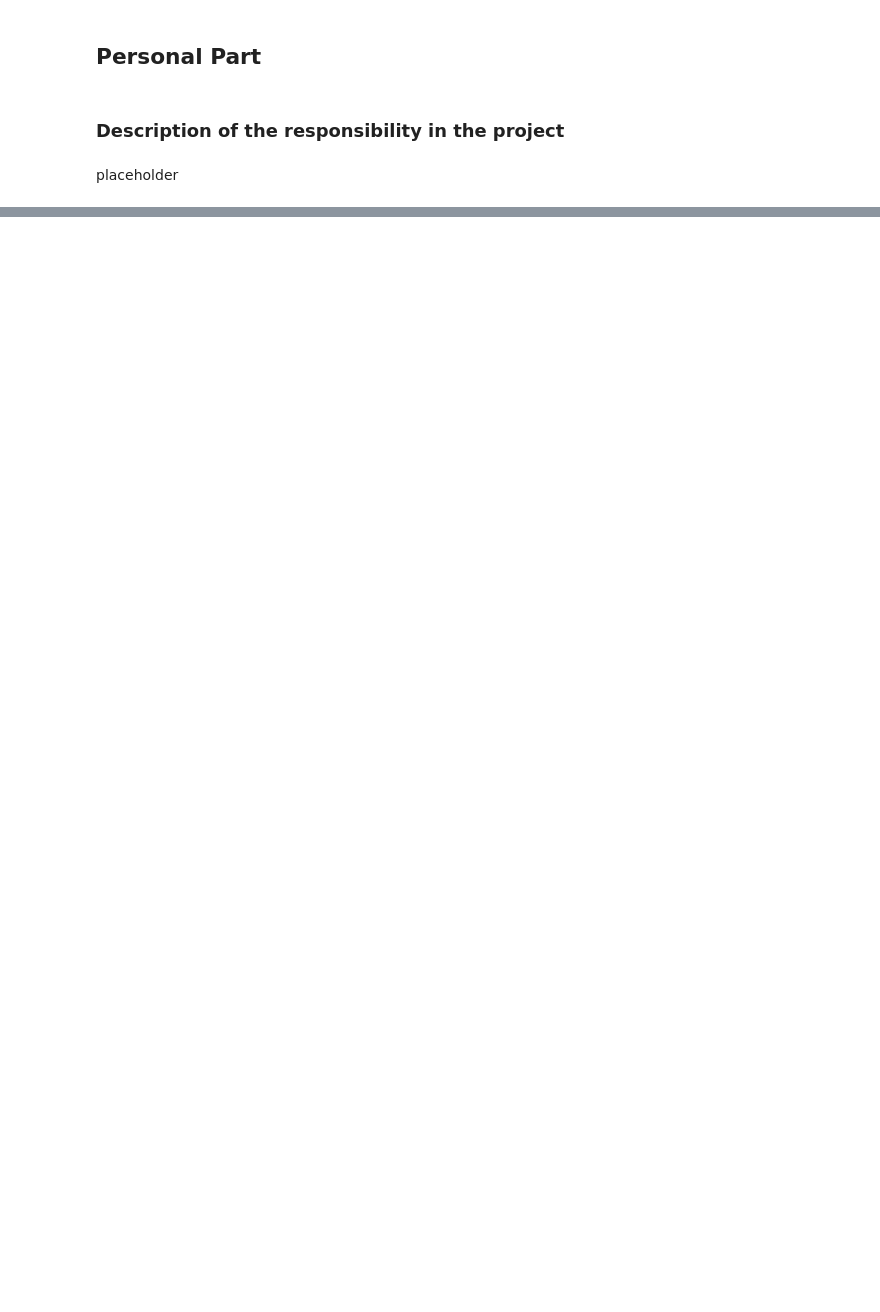
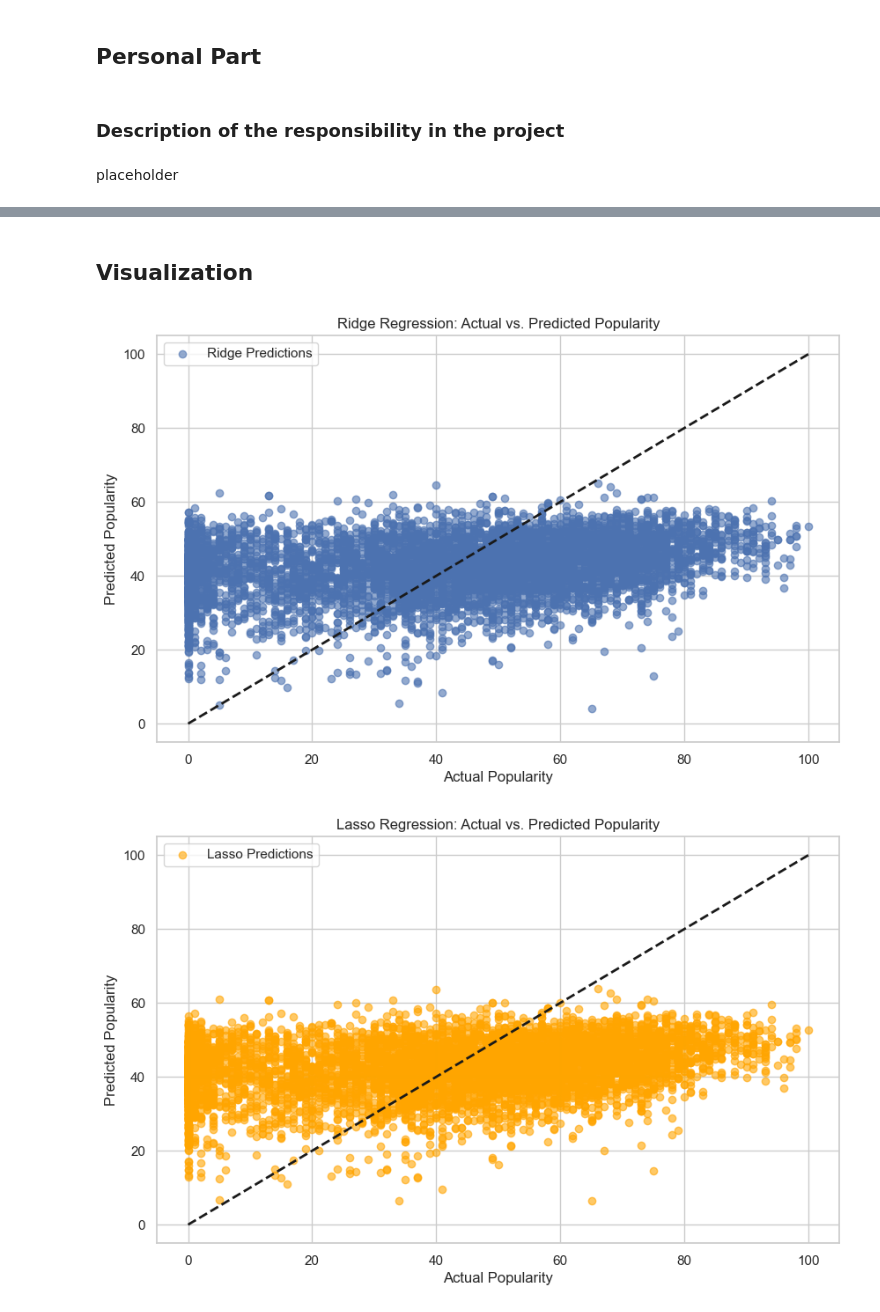
Before and after one commit to EzioA666/BA476, a Jupyter notebook: Group Project/BA476 Group Project.ipynb, the cells around one changed output, grey strips where cells are left out. Saved outputs shown, nothing was run; the diff lists cells and outputs as text; code cells hidden in the pictures; blank space fills up the shorter version.

```diff
--- a/Group Project/BA476 Group Project.ipynb
+++ b/Group Project/BA476 Group Project.ipynb
@@ -140,0 +81,11 @@ plt.show()
+# %%
+
+X = final_df.drop(['track_popularity'],axis = 1)
+y = final_df['track_popularity']
+# train_test_split
+X_train, X_test, y_train, y_test = train_test_split(X, y, test_size=0.2, random_state=42)
+
+# Standardize dataset
+scaler = StandardScaler()
+X_train = scaler.fit_transform(X_train)
+X_test = scaler.transform(X_test)
@@ -193,0 +155,46 @@ Mean Squared Error for Ridge Regression after Feature Selection: 563.13936153670
+# %% [markdown]
+## Visualization
+# %%
+# Set the aesthetic style of the plots
+sns.set_style("whitegrid")
+
+# Scatter plot for Ridge Regression Actual vs. Predicted Values
+plt.figure(figsize=(10, 6))
+plt.scatter(y_test, ridge_pred, alpha=0.6, label='Ridge Predictions')
+plt.plot([y.min(), y.max()], [y.min(), y.max()], 'k--', lw=2)  # Diagonal line for perfect predictions
+plt.xlabel('Actual Popularity')
+plt.ylabel('Predicted Popularity')
+plt.title('Ridge Regression: Actual vs. Predicted Popularity')
+plt.legend()
+plt.show()
+
+# Scatter plot for Lasso Regression Actual vs. Predicted Values
+plt.figure(figsize=(10, 6))
+plt.scatter(y_test, lasso_pred, alpha=0.6, label='Lasso Predictions', color='orange')
+plt.plot([y.min(), y.max()], [y.min(), y.max()], 'k--', lw=2)  # Diagonal line for perfect predictions
+plt.xlabel('Actual Popularity')
+plt.ylabel('Predicted Popularity')
+plt.title('Lasso Regression: Actual vs. Predicted Popularity')
+plt.legend()
+plt.show()
+
+# Histogram for Ridge Regression Residuals
+ridge_residuals = y_test - ridge_pred
+plt.figure(figsize=(10, 6))
+sns.histplot(ridge_residuals, kde=True)
+plt.xlabel('Residuals')
+plt.ylabel('Frequency')
+plt.title('Ridge Regression: Distribution of Residuals')
+plt.show()
+
+# Histogram for Lasso Regression Residuals
+lasso_residuals = y_test - lasso_pred
+plt.figure(figsize=(10, 6))
+sns.histplot(lasso_residuals, kde=True, color='orange')
+plt.xlabel('Residuals')
+plt.ylabel('Frequency')
+plt.title('Lasso Regression: Distribution of Residuals')
+plt.show()
+# %% [output]
+[figure, added]
+[figure, added]
```
Also changed, not shown: parts of 17 cells of this notebook, 3 other files.
